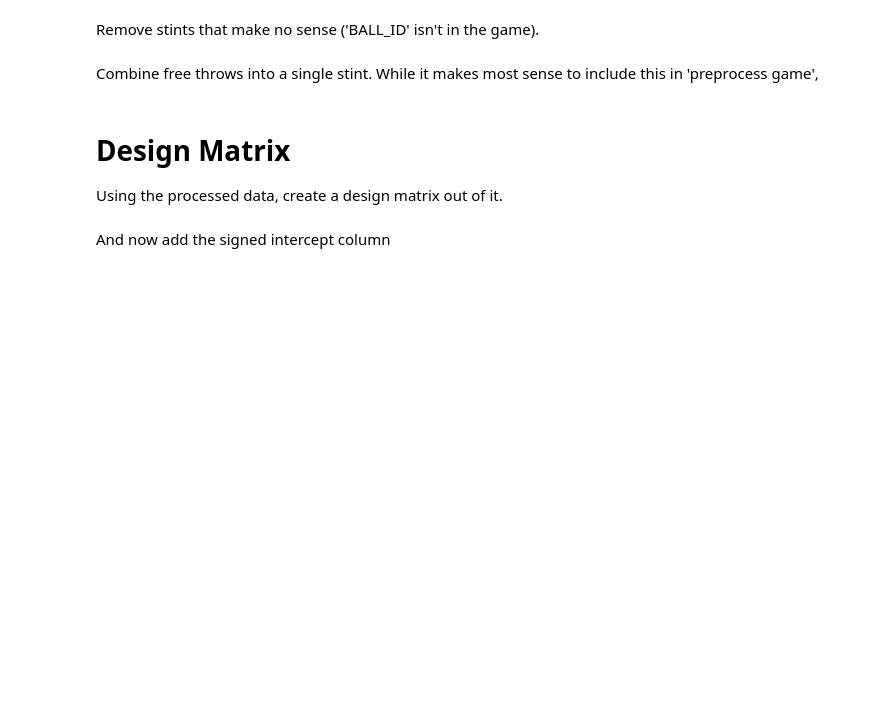
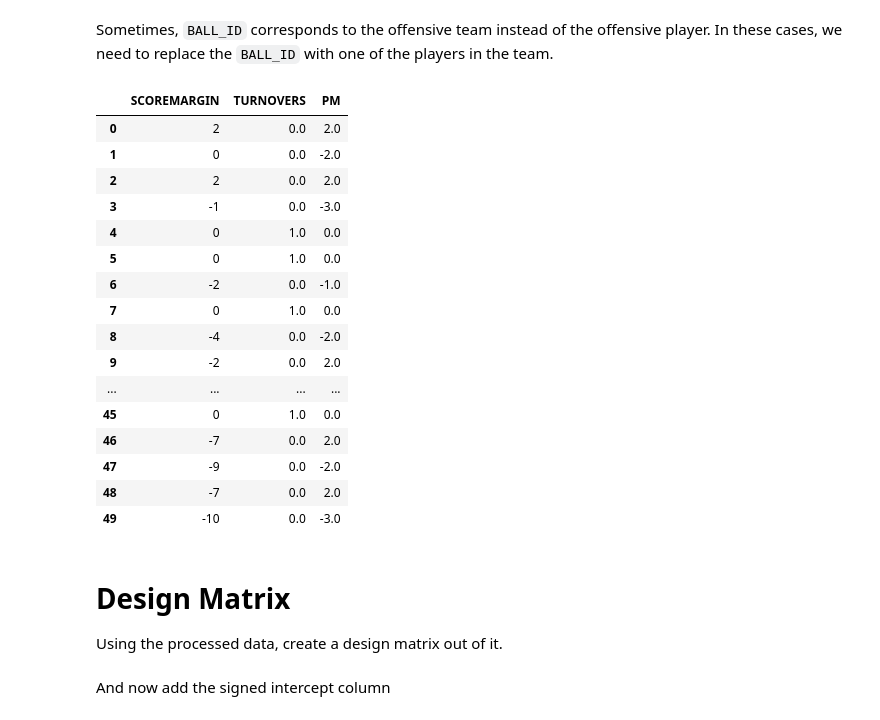
Before and after one commit to DanLeEpicMan/RAPM, a Jupyter notebook: code/preprocess/prepare_data.ipynb, the cells around one changed output. Saved outputs shown, nothing was run; the diff lists cells and outputs as text; code cells hidden in the pictures; blank space fills up the shorter version.

```diff
--- a/code/preprocess/prepare_data.ipynb
+++ b/code/preprocess/prepare_data.ipynb
@@ -2,7 +2,10 @@
 import numpy as np
 import pandas as pd
 import nba_on_court as noc
+from nba_api.stats.endpoints import CommonAllPlayers
 from typing import Tuple
+
+pd.set_option('display.max_columns', 500)
 # %% [markdown]
 # Preprocessing Raw Data
 
@@ -139,14 +198,54 @@ data.head(50)
-# %% [markdown]
-Remove stints that make no sense ('BALL_ID' isn't in the game).
-# %%
-def check_valid(row: pd.Series):
-    return row['BALL_ID'] in row[PLAYERS].values
-
-data = data[data.apply(check_valid, axis=1)].reset_index(drop=True)
+# %% [markdown]
+Sometimes, `BALL_ID` corresponds to the offensive team instead of the offensive player. In these cases, we need to replace the `BALL_ID` with one of the players in the team.
+# %%
+player_data = CommonAllPlayers(
+    is_only_current_season=1,
+    league_id='00',
+    season='2023-24'
+).get_data_frames()[0]
+
+def check(row: pd.Series):
+    return row['BALL_ID'] not in row[PLAYERS].values
+
+# there's definitely a vectorized solution, i'm just not sure if you can edit rows in-place in DataFrame.apply
+rows_to_drop = []
+
+for index, row in data[data.apply(check, axis=1)].iterrows():
+    team_roster: pd.DataFrame = player_data[player_data['TEAM_ID'] == row['BALL_ID']]
+    away_plr                  = row['AWAY_PLAYER1']
+    home_plr                  = row['HOME_PLAYER1']
+
+    if away_plr in team_roster['PERSON_ID'].values:
+        data.at[index, 'BALL_ID'] = away_plr
+    elif home_plr in team_roster['PERSON_ID'].values:
+        data.at[index, 'BALL_ID'] = home_plr
+    else:
+        rows_to_drop.append(index) # nonsensical team
+
+data.drop(rows_to_drop, inplace=True)
+data.reset_index(drop=True, inplace=True)
+# %%
+data[['SCOREMARGIN', 'TURNOVERS', 'PM']].head(50)
+# %% [output]
+|  | SCOREMARGIN | TURNOVERS | PM |
+| 0 | 2 | 0.0 | 2.0 |
+| 1 | 0 | 0.0 | -2.0 |
+| 2 | 2 | 0.0 | 2.0 |
+| 3 | -1 | 0.0 | -3.0 |
+| 4 | 0 | 1.0 | 0.0 |
+| 5 | 0 | 1.0 | 0.0 |
+| 6 | -2 | 0.0 | -1.0 |
+| 7 | 0 | 1.0 | 0.0 |
+| 8 | -4 | 0.0 | -2.0 |
+| 9 | -2 | 0.0 | 2.0 |
+| ... | ... | ... | ... |
+| 45 | 0 | 1.0 | 0.0 |
+| 46 | -7 | 0.0 | 2.0 |
+| 47 | -9 | 0.0 | -2.0 |
+| 48 | -7 | 0.0 | 2.0 |
+| 49 | -10 | 0.0 | -3.0 |
 # %%
 data.to_csv('../../data/processed_data_2022.csv')
-# %% [markdown]
-Combine free throws into a single stint. While it makes most sense to include this in 'preprocess game',
 # %% [markdown]
 # Design Matrix
 
```
Also changed, not shown: parts of 9 cells of this notebook, 6 other files.
